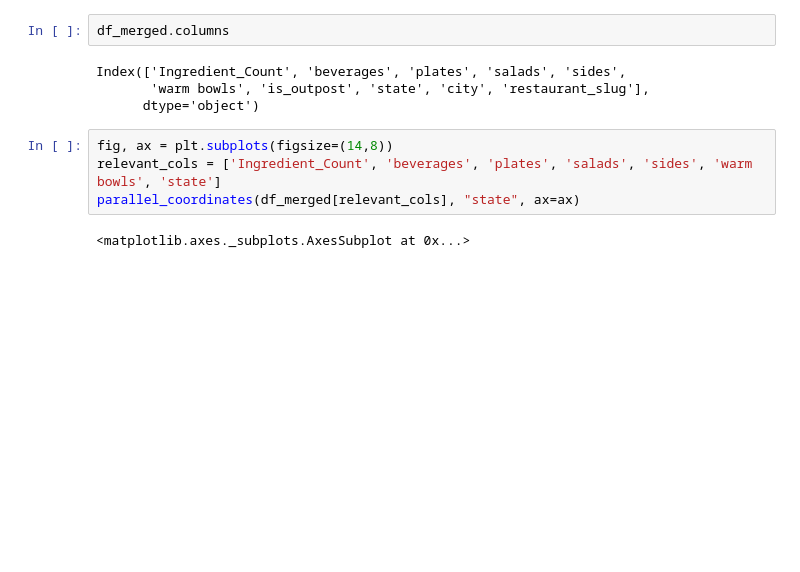
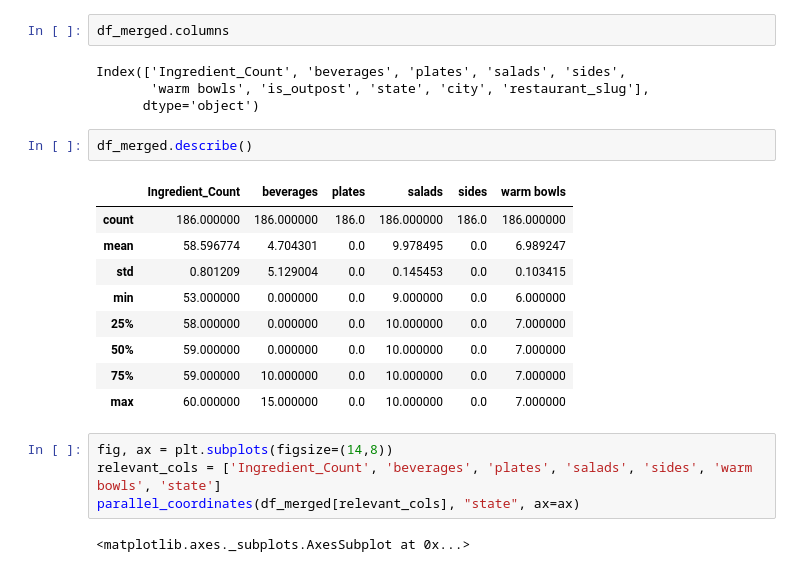
Before and after one commit to canyon289/sweetgreen, a Jupyter notebook: eda/RestaurantComplexity.ipynb, the cells around one changed output. Drawn from its saved outputs; the diff is of its cells as text; blank space fills up the shorter version.

```diff
--- a/eda/RestaurantComplexity.ipynb
+++ b/eda/RestaurantComplexity.ipynb
@@ -127,6 +154,18 @@ df_merged.columns
 Index(['Ingredient_Count', 'beverages', 'plates', 'salads', 'sides',
        'warm bowls', 'is_outpost', 'state', 'city', 'restaurant_slug'],
       dtype='object')
+# %%
+df_merged.describe()
+# %% [output]
+|  | Ingredient_Count | beverages | plates | salads | sides | warm bowls |
+| count | 186.000000 | 186.000000 | 186.0 | 186.000000 | 186.0 | 186.000000 |
+| mean | 58.596774 | 4.704301 | 0.0 | 9.978495 | 0.0 | 6.989247 |
+| std | 0.801209 | 5.129004 | 0.0 | 0.145453 | 0.0 | 0.103415 |
+| min | 53.000000 | 0.000000 | 0.0 | 9.000000 | 0.0 | 6.000000 |
+| 25% | 58.000000 | 0.000000 | 0.0 | 10.000000 | 0.0 | 7.000000 |
+| 50% | 59.000000 | 0.000000 | 0.0 | 10.000000 | 0.0 | 7.000000 |
+| 75% | 59.000000 | 10.000000 | 0.0 | 10.000000 | 0.0 | 7.000000 |
+| max | 60.000000 | 15.000000 | 0.0 | 10.000000 | 0.0 | 7.000000 |
 # %%
 fig, ax = plt.subplots(figsize=(14,8))
 relevant_cols = ['Ingredient_Count', 'beverages', 'plates', 'salads', 'sides', 'warm bowls', 'state']
```
Also changed, not shown: parts of 1 cell of this notebook, 4 other files.
